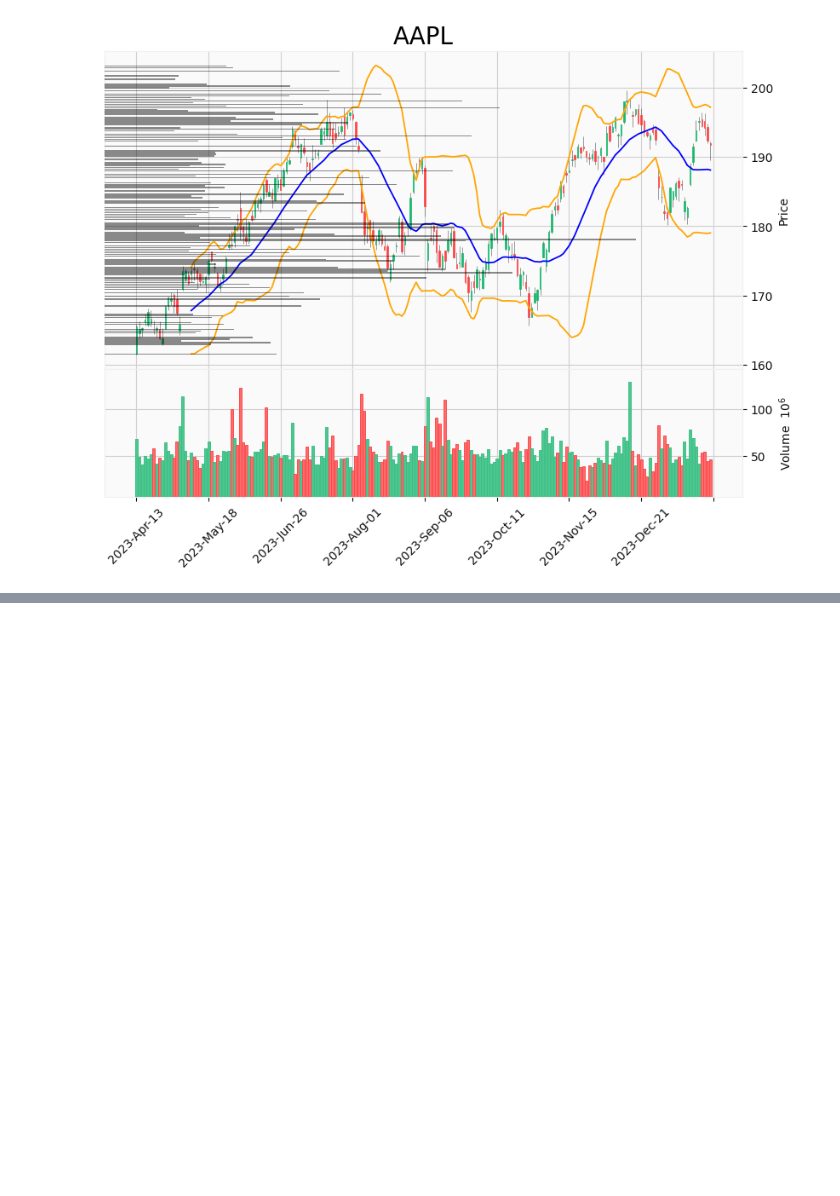
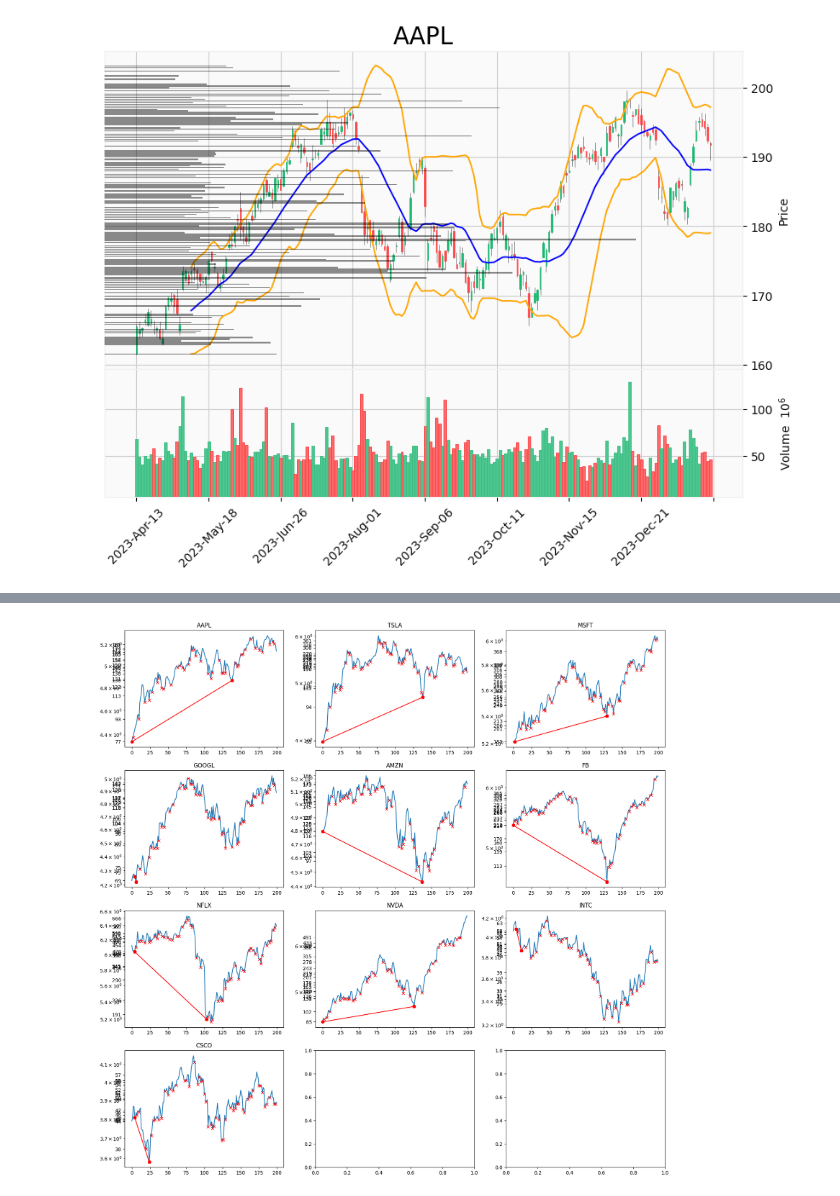
Before and after one commit to 97gamjak/stockMarket, a Jupyter notebook: notebooks/technicalAnalysis.ipynb, the cells around one changed output, grey strips where cells are left out. Cells and saved outputs as stored; diff of their text form; code cells hidden in the pictures; blank space fills up the shorter version.

```diff
--- a/notebooks/technicalAnalysis.ipynb
+++ b/notebooks/technicalAnalysis.ipynb
@@ -30,3 +30,70 @@ contract.plot(bbands=bbands)
 # %% [output]
 you are using nologin method, data you access may be limited
 [figure]
+# %%
+import matplotlib.pyplot as plt
+import numpy as np
+
+from scipy.signal import argrelextrema
+from matplotlib.ticker import FixedLocator
+
+from stockMarket.core import Technicals
+
+tickers = ["AAPL", "TSLA", "MSFT", "GOOGL", "AMZN", "FB", "NFLX", "NVDA", "INTC", "CSCO"]
+
+n_rows = int(np.ceil(len(tickers) / 3))
+
+fig, ax = plt.subplots(n_rows, 3, figsize=(20, 20))
+
+for n_ticker, ticker in enumerate(tickers):
+    contract = Technicals(ticker=ticker)
+    contract.init_pricing_data(interval="weekly", n_bars=200)
+
+    log_close = np.log(contract.pricing_data.close.values)
+    index_minima = argrelextrema(log_close, np.less)[0]
+
+    first_minimum_index = 0
+    if index_minima[0] == 0:
+        first_minimum_index = 0
+    else:
+        if (log_close[index_minima[0]] - log_close[0]) / index_minima[0] < 0.01: # check 0.1
+            first_minimum_index = index_minima[0]
+        else:
+            first_minimum_index = 0
+
+    first_minimum = log_close[first_minimum_index]
+
+    true_min = []
+    for index in index_minima[1:]:
+        value = log_close[index]
+        k = (value - first_minimum) / (index - first_minimum_index)
+        if all(close >= k * i + first_minimum for i, close in enumerate(log_close[first_minimum_index:])):
+            true_min.append(index)
+
+    ax_x = n_ticker // 3
+    ax_y = n_ticker % 3
+
+    plt.tick_params(
+        axis='y',          # changes apply to the x-axis
+        which='both',      # both major and minor ticks are affected
+        bottom=False,      # ticks along the bottom edge are off
+        top=False,         # ticks along the top edge are off
+        labelbottom=False) # labels along the bottom edge are off
+
+    #transfrom all y-axis to log scale and make np.exp() of y-axis
+    ax[ax_x,ax_y].set_yscale('log')
+    #change now the y-axis ticks to show the real values
+    min_close = np.exp(log_close.min())
+    max_close = np.exp(log_close.max())
+    delta = max_close - min_close
+    ax[ax_x,ax_y].set_yticks([log_close[i] for i in range(0, len(log_close), 10)], [f"{np.exp(log_close[i]):.0f}" for i in range(0, len(log_close), 10)])
+    ax[ax_x,ax_y].set_title(ticker)
+
+    ax[ax_x,ax_y].plot(log_close)
+    ax[ax_x,ax_y].plot(first_minimum_index, first_minimum, 'ro')
+    for index in index_minima:
+        ax[ax_x,ax_y].plot(index, log_close[index], 'rx')
+    for index in true_min:
+        ax[ax_x,ax_y].plot(index, log_close[index], 'ro')
+    ax[ax_x,ax_y].plot([first_minimum_index, true_min[0]], [first_minimum, log_close[true_min[0]]], 'r-')
+# %% [output]
@@ -32,0 +110 @@ you are using nologin method, data you access may be limited
+[figure, added]
```
Also changed, not shown: parts of 1 cell of this notebook, 8 other files.
